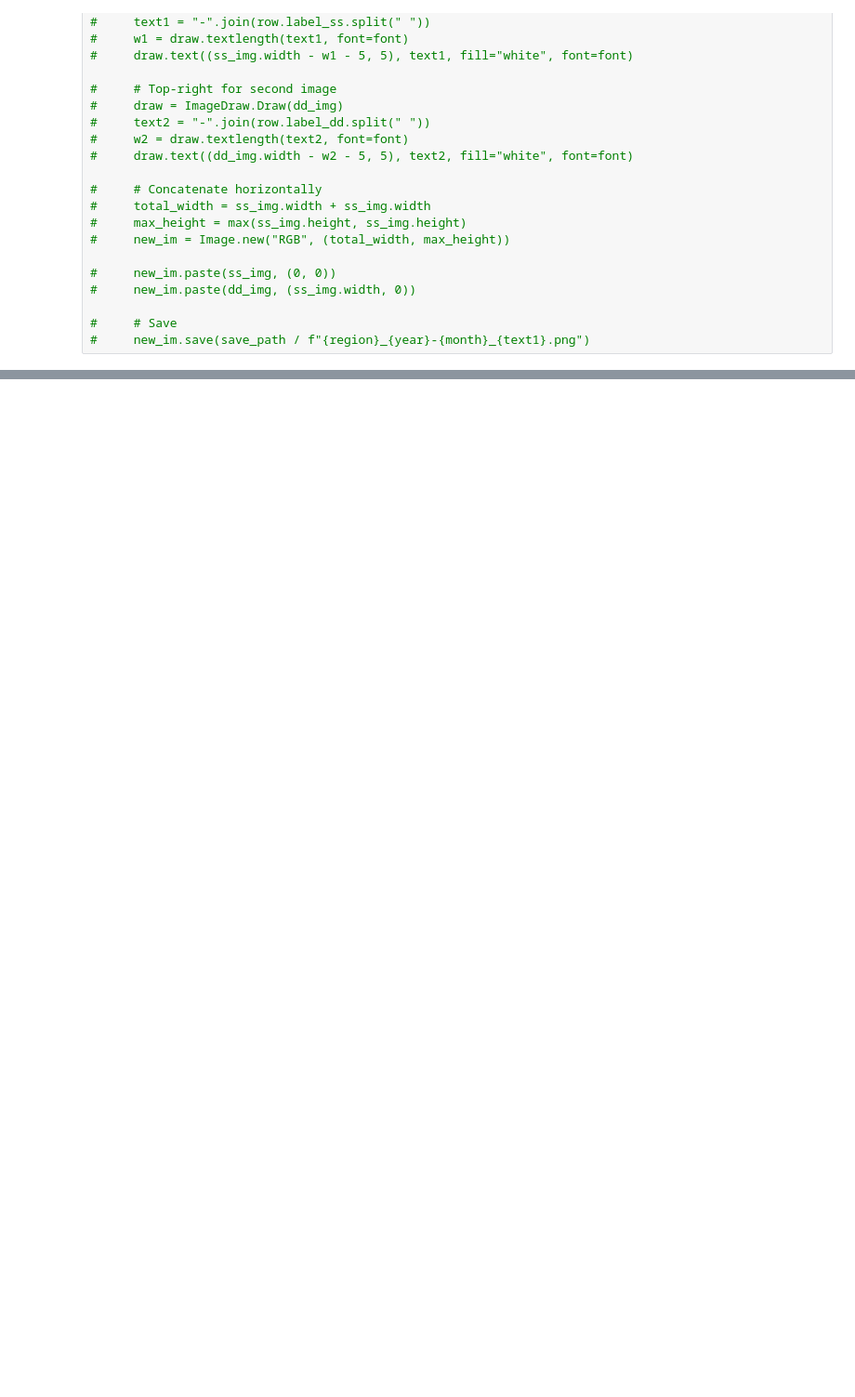
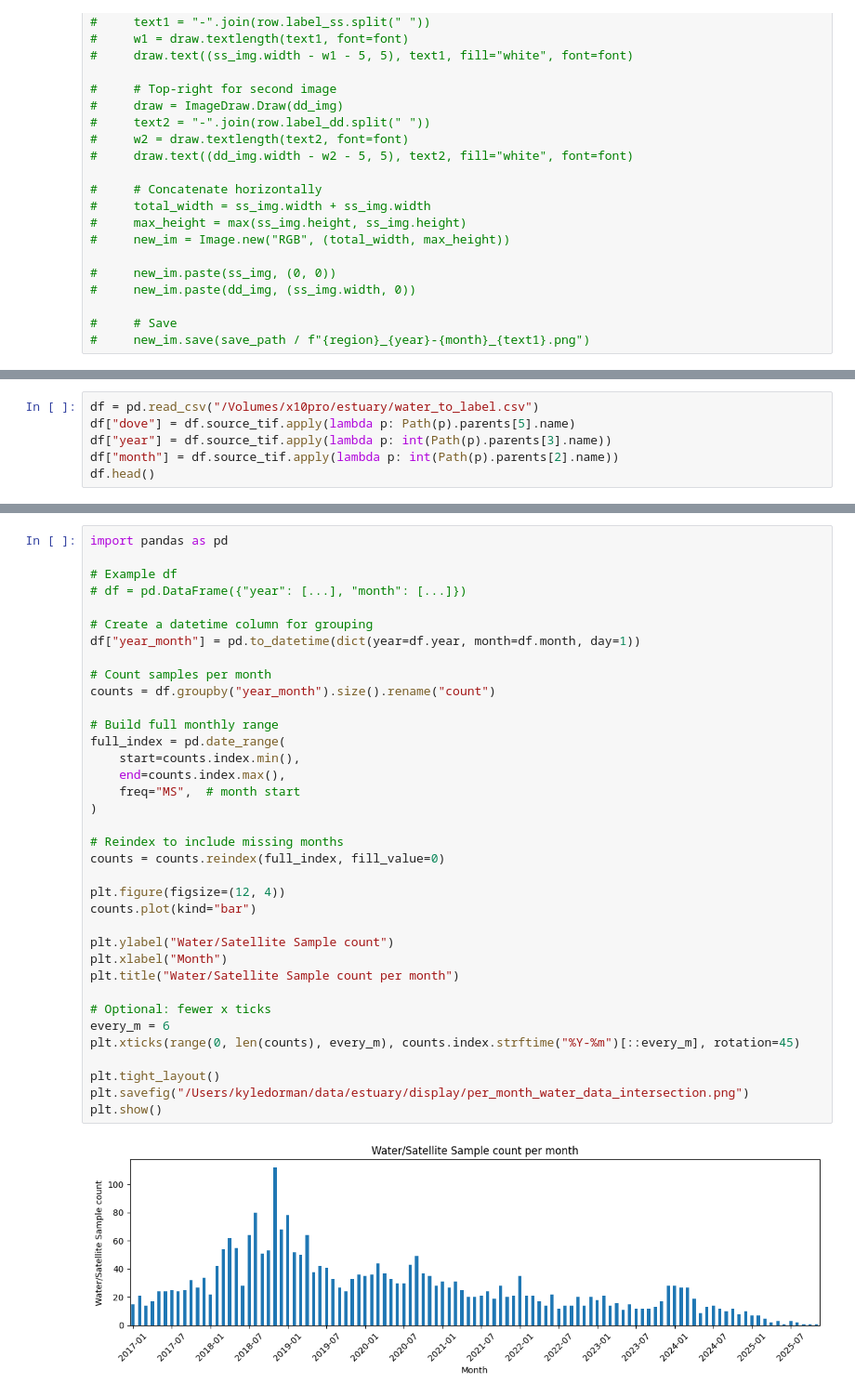
Before and after one commit to kyle-dorman/estuary, a Jupyter notebook: notebooks/ca_sites.ipynb, the cells around one changed output, grey strips where cells are left out. Shown at 93% size. Cells and saved outputs as stored; diff of their text form; blank space fills up the shorter version.

```diff
--- a/notebooks/ca_sites.ipynb
+++ b/notebooks/ca_sites.ipynb
@@ -749,0 +614,6 @@ m
+# %%
+df = pd.read_csv("/Volumes/x10pro/estuary/water_to_label.csv")
+df["dove"] = df.source_tif.apply(lambda p: Path(p).parents[5].name)
+df["year"] = df.source_tif.apply(lambda p: int(Path(p).parents[3].name))
+df["month"] = df.source_tif.apply(lambda p: int(Path(p).parents[2].name))
+df.head()
@@ -749,0 +627,38 @@ m
+# %%
+import pandas as pd
+
+# Example df
+# df = pd.DataFrame({"year": [...], "month": [...]})
+
+# Create a datetime column for grouping
+df["year_month"] = pd.to_datetime(dict(year=df.year, month=df.month, day=1))
+
+# Count samples per month
+counts = df.groupby("year_month").size().rename("count")
+
+# Build full monthly range
+full_index = pd.date_range(
+    start=counts.index.min(),
+    end=counts.index.max(),
+    freq="MS",  # month start
+)
+
+# Reindex to include missing months
+counts = counts.reindex(full_index, fill_value=0)
+
+plt.figure(figsize=(12, 4))
+counts.plot(kind="bar")
+
+plt.ylabel("Water/Satellite Sample count")
+plt.xlabel("Month")
+plt.title("Water/Satellite Sample count per month")
+
+# Optional: fewer x ticks
+every_m = 6
+plt.xticks(range(0, len(counts), every_m), counts.index.strftime("%Y-%m")[::every_m], rotation=45)
+
+plt.tight_layout()
+plt.savefig("/Users/kyledorman/data/estuary/display/per_month_water_data_intersection.png")
+plt.show()
+# %% [output]
+[figure, added]
```
Also changed, not shown: parts of 61 cells of this notebook, 12 other files.
